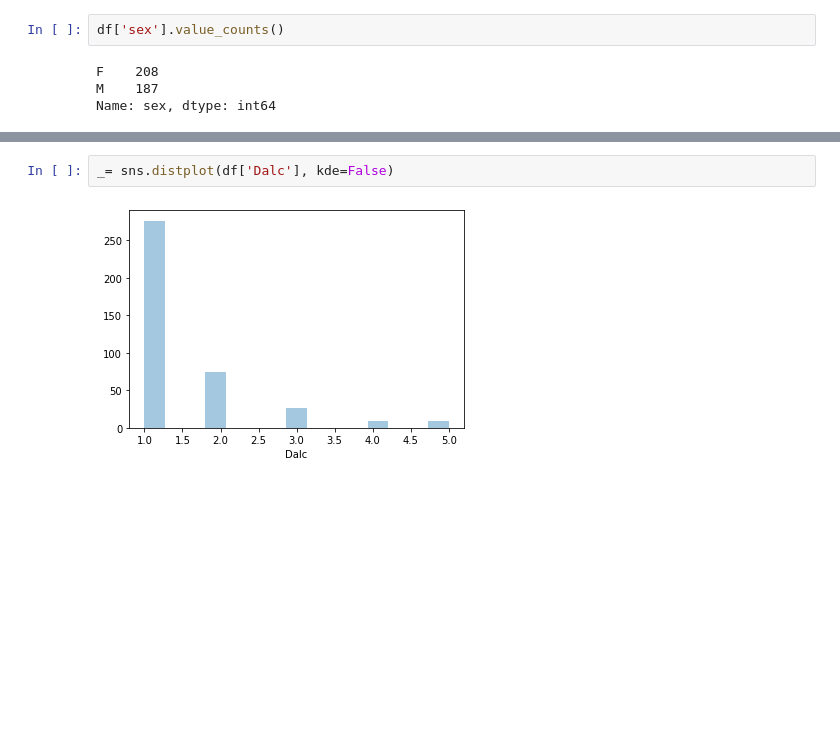
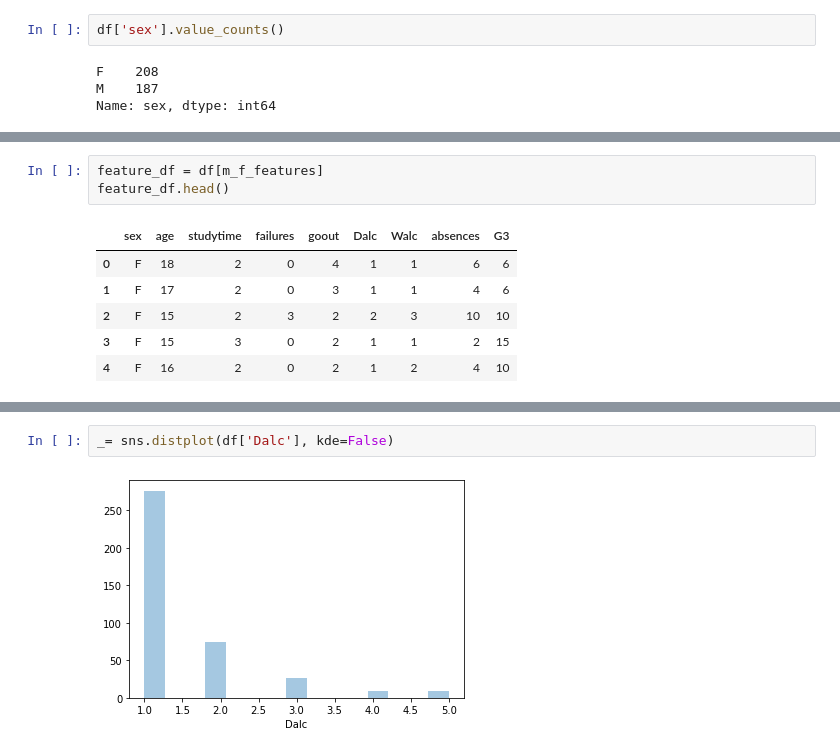
Before and after one commit to APNovichkov/python-ml, a Jupyter notebook: final-project/final-project.ipynb, the cells around one changed output, grey strips where cells are left out. Drawn from its saved outputs; the diff is of its cells as text; blank space fills up the shorter version.

```diff
--- a/final-project/final-project.ipynb
+++ b/final-project/final-project.ipynb
@@ -44,0 +62,10 @@ Name: sex, dtype: int64
+# %%
+feature_df = df[m_f_features]
+feature_df.head()
+# %% [output]
+|  | sex | age | studytime | failures | goout | Dalc | Walc | absences | G3 |
+| 0 | F | 18 | 2 | 0 | 4 | 1 | 1 | 6 | 6 |
+| 1 | F | 17 | 2 | 0 | 3 | 1 | 1 | 4 | 6 |
+| 2 | F | 15 | 2 | 3 | 2 | 2 | 3 | 10 | 10 |
+| 3 | F | 15 | 3 | 0 | 2 | 1 | 1 | 2 | 15 |
+| 4 | F | 16 | 2 | 0 | 2 | 1 | 2 | 4 | 10 |
```
Also changed, not shown: parts of 9 cells of this notebook.
